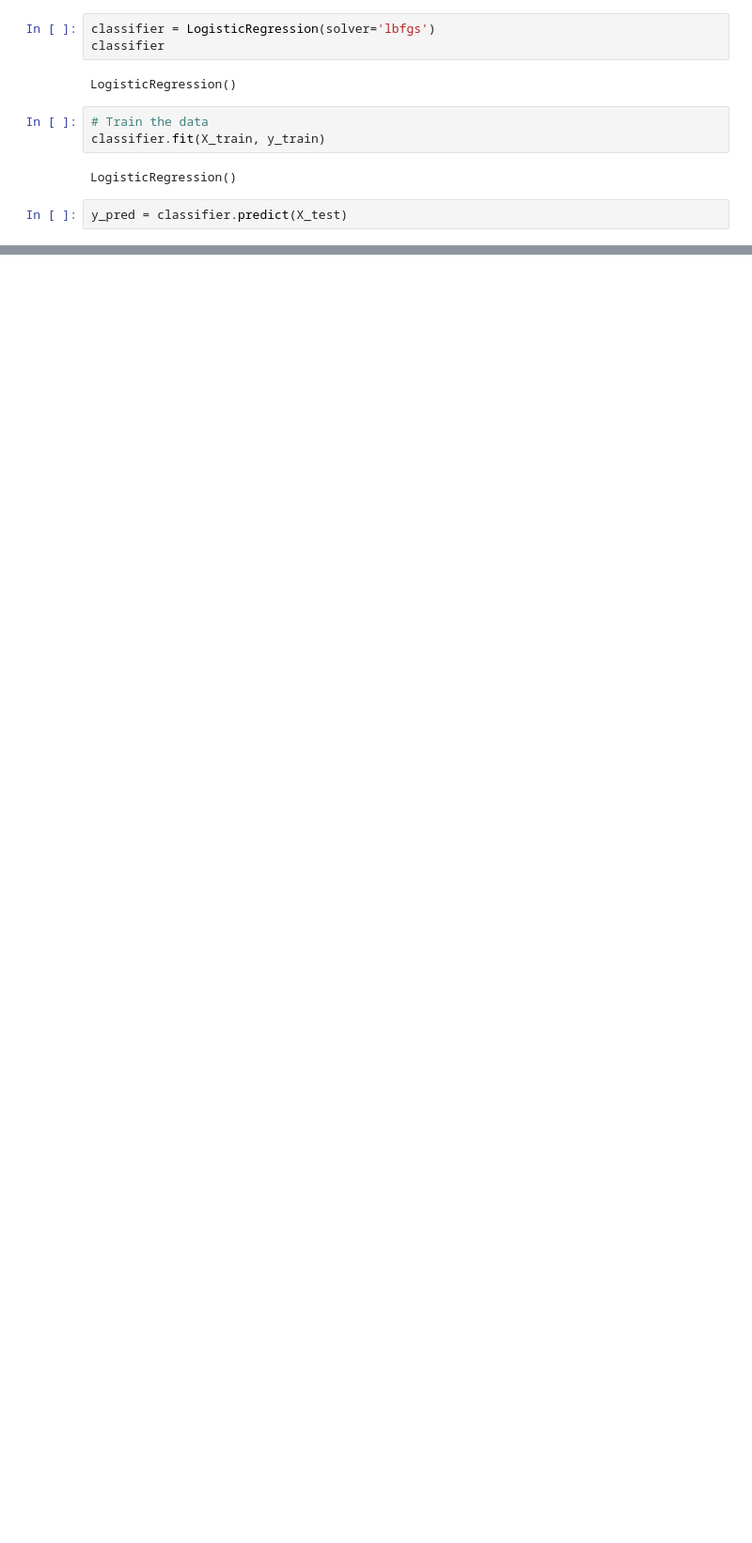
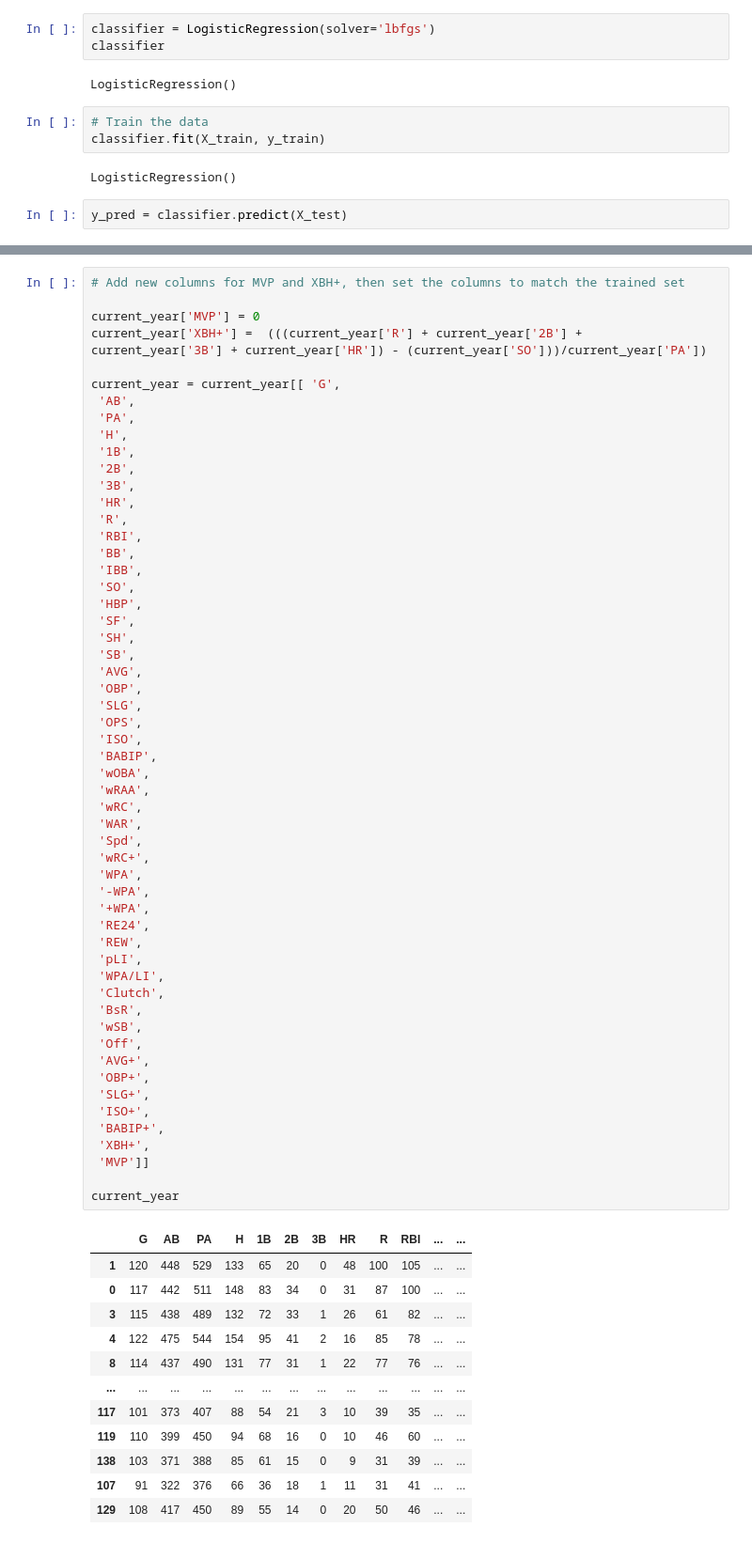
Before and after one commit to lbp12/Moneyball, a Jupyter notebook: NewCleanerWithMachineLearning.ipynb, the cells around one changed output, grey strips where cells are left out. Shown: that part at 94% size. Drawn from its saved outputs; the diff is of its cells as text; blank space fills up the shorter version.

```diff
--- a/NewCleanerWithMachineLearning.ipynb
+++ b/NewCleanerWithMachineLearning.ipynb
@@ -333,0 +371,68 @@ print(accuracy_score(y_test, y_pred))
+# %%
+# Add new columns for MVP and XBH+, then set the columns to match the trained set
+
+current_year['MVP'] = 0
+current_year['XBH+'] =  (((current_year['R'] + current_year['2B'] + current_year['3B'] + current_year['HR']) - (current_year['SO']))/current_year['PA'])
+
+current_year = current_year[[ 'G',
+ 'AB',
+ 'PA',
+ 'H',
+ '1B',
+ '2B',
+ '3B',
+ 'HR',
+ 'R',
+ 'RBI',
+ 'BB',
+ 'IBB',
+ 'SO',
+ 'HBP',
+ 'SF',
+ 'SH',
+ 'SB',
+ 'AVG',
+ 'OBP',
+ 'SLG',
+ 'OPS',
+ 'ISO',
+ 'BABIP',
+ 'wOBA',
+ 'wRAA',
+ 'wRC',
+ 'WAR',
+ 'Spd',
+ 'wRC+',
+ 'WPA',
+ '-WPA',
+ '+WPA',
+ 'RE24',
+ 'REW',
+ 'pLI',
+ 'WPA/LI',
+ 'Clutch',
+ 'BsR',
+ 'wSB',
+ 'Off',
+ 'AVG+',
+ 'OBP+',
+ 'SLG+',
+ 'ISO+',
+ 'BABIP+',
+ 'XBH+',
+ 'MVP']]
+
+current_year
+# %% [output]
+|  | G | AB | PA | H | 1B | 2B | 3B | HR | R | RBI | ... | ... |
+| 1 | 120 | 448 | 529 | 133 | 65 | 20 | 0 | 48 | 100 | 105 | ... | ... |
+| 0 | 117 | 442 | 511 | 148 | 83 | 34 | 0 | 31 | 87 | 100 | ... | ... |
+| 3 | 115 | 438 | 489 | 132 | 72 | 33 | 1 | 26 | 61 | 82 | ... | ... |
+| 4 | 122 | 475 | 544 | 154 | 95 | 41 | 2 | 16 | 85 | 78 | ... | ... |
+| 8 | 114 | 437 | 490 | 131 | 77 | 31 | 1 | 22 | 77 | 76 | ... | ... |
+| ... | ... | ... | ... | ... | ... | ... | ... | ... | ... | ... | ... | ... |
+| 117 | 101 | 373 | 407 | 88 | 54 | 21 | 3 | 10 | 39 | 35 | ... | ... |
+| 119 | 110 | 399 | 450 | 94 | 68 | 16 | 0 | 10 | 46 | 60 | ... | ... |
+| 138 | 103 | 371 | 388 | 85 | 61 | 15 | 0 | 9 | 31 | 39 | ... | ... |
+| 107 | 91 | 322 | 376 | 66 | 36 | 18 | 1 | 11 | 31 | 41 | ... | ... |
+| 129 | 108 | 417 | 450 | 89 | 55 | 14 | 0 | 20 | 50 | 46 | ... | ... |
```
Also changed, not shown: parts of 20 cells of this notebook.
